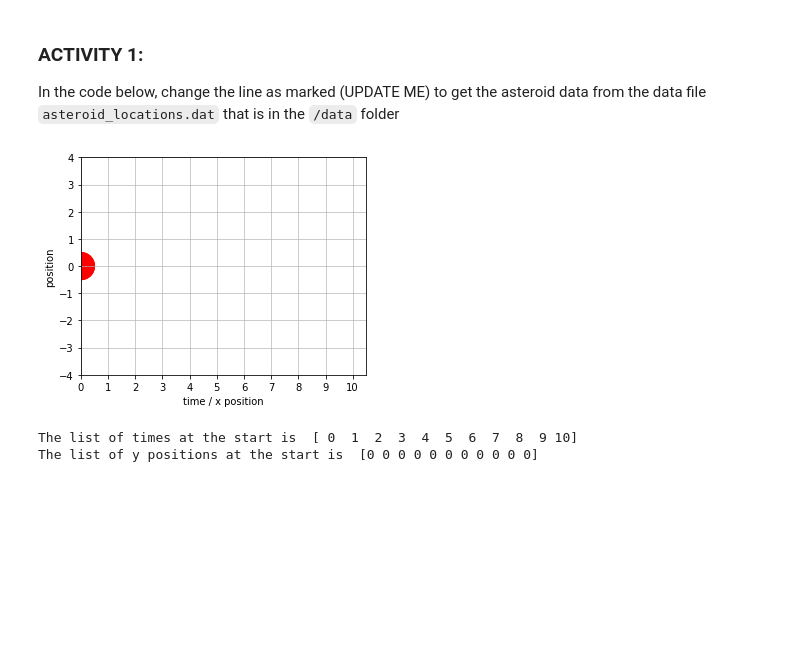
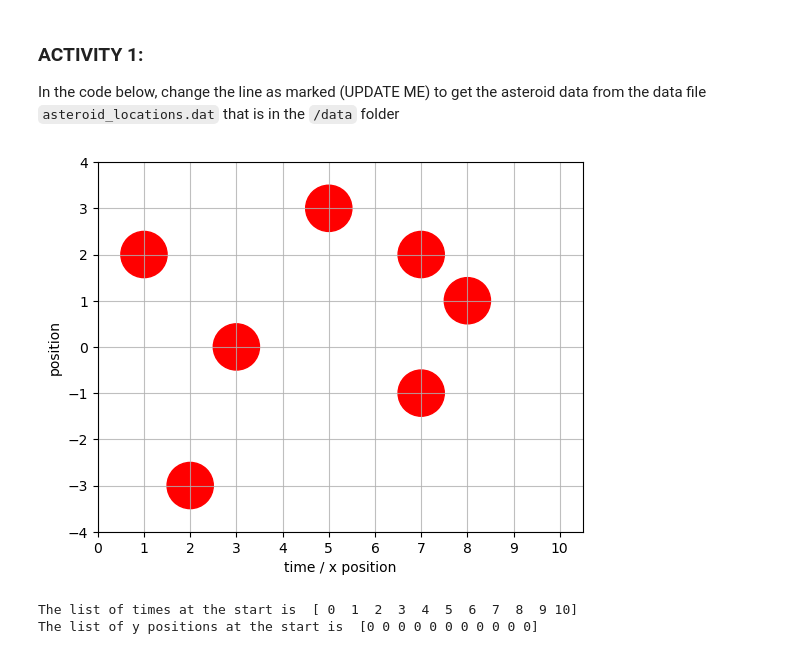
Before and after one commit to KAClough/TopicsInSciComp, a Jupyter notebook: Notebooks/Week2_LabExercises.ipynb, the cells around one changed output. Cells and saved outputs as stored; diff of their text form; code cells hidden in the pictures; blank space fills up the shorter version.

```diff
--- a/Notebooks/Week2_LabExercises.ipynb
+++ b/Notebooks/Week2_LabExercises.ipynb
@@ -22,30 +22,28 @@ In the code below, change the line as marked (UPDATE ME) to get the asteroid dat
 # %%
 # Set up the plotting
 
 def plot_asteroid_field(ax) :
     plt.axis([0,10.5,-4,4])
     major_ticks = np.arange(0, 11, 1)
     ax.set_xticks(major_ticks)
     plt.xlabel("time / x position")
     plt.ylabel("position")
     ax.set_aspect('equal')
     ax.grid(which='major', alpha=0.8)
 
-    # Mark the asteroid positions onto the plot - read in the data from data/asteroid_locations.dat
-    # HINT: the function you need is called loadtxt
-    asteroid_locations= np.array([[0,0], [0,0]]) # UPDATE ME!
+    asteroid_locations = np.loadtxt('./data/asteroid_locations.dat')
     for location in asteroid_locations :
         circle=plt.Circle(location, 0.5 , color='r')
         ax.add_artist(circle)
     #plt.pause(0.3)
 
 # Test the plot
 fig = plt.figure()
 ax = plt.gcf().gca()
 plot_asteroid_field(ax)
 plt.show()
 # %% [output]
-[figure, old version]
+[figure, new version]
 # %%
 # set up a list to store the times and positions
 list_of_times = np.array([0, 1, 2, 3, 4, 5, 6, 7, 8, 9, 10])
```
Also changed, not shown: parts of 3 cells of this notebook.
